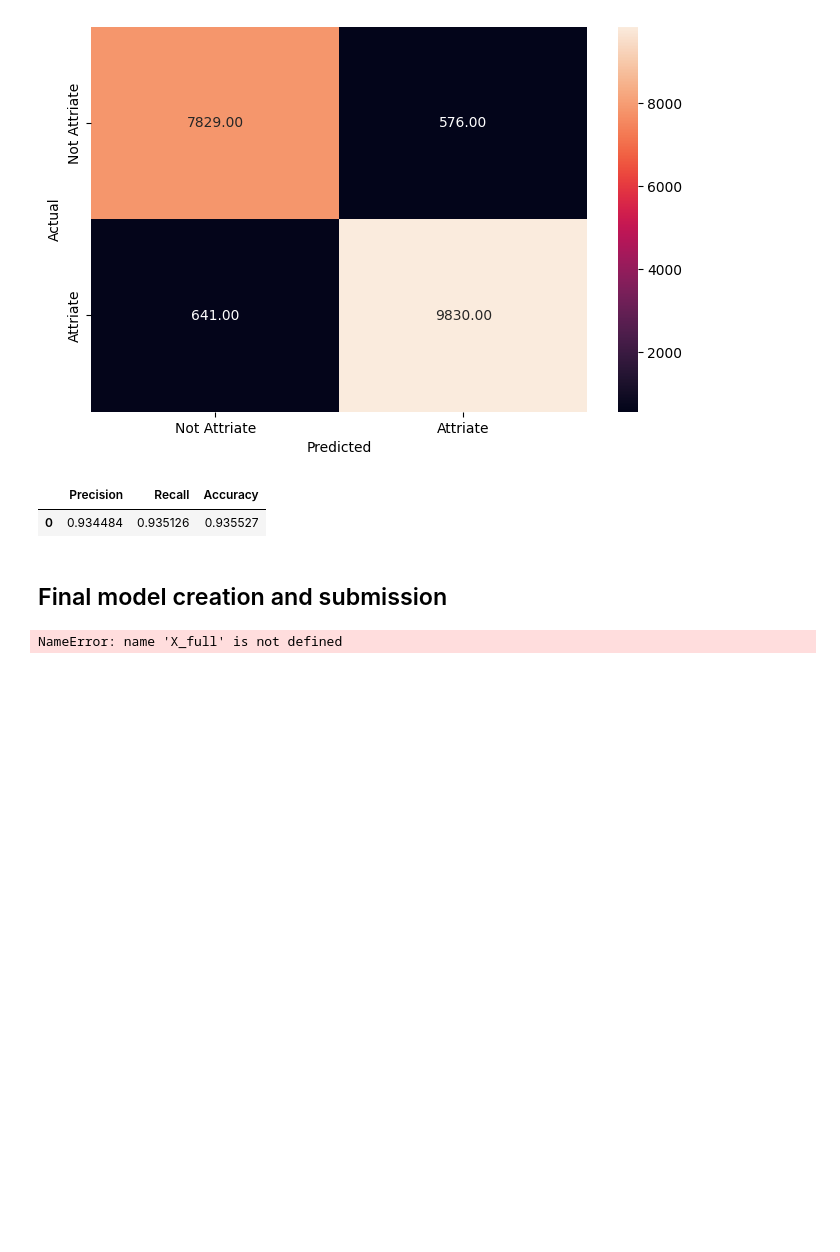
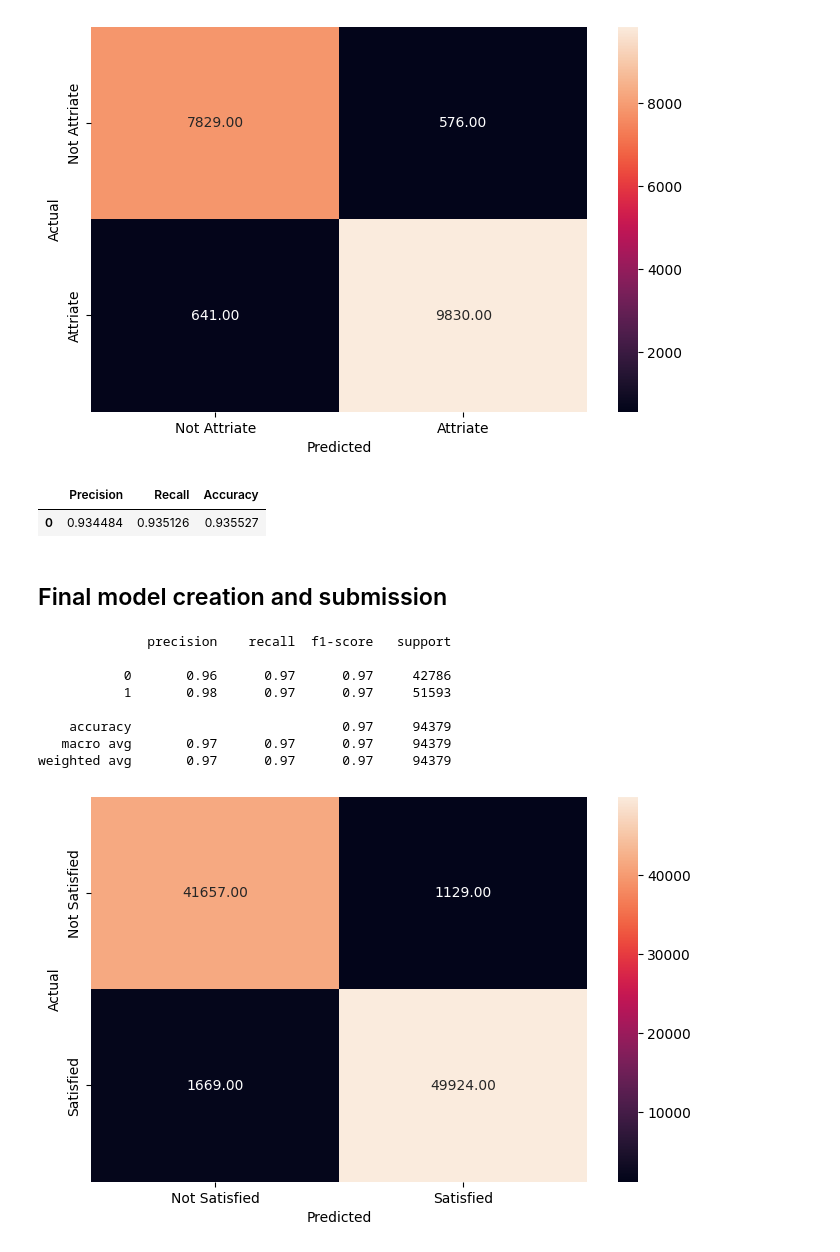
Before and after one commit to wcole3/shinkansen_experience, a Jupyter notebook: shinkansen_experience.ipynb, the cells around one changed output. Saved outputs shown, nothing was run; the diff lists cells and outputs as text; code cells hidden in the pictures; blank space fills up the shorter version.

```diff
--- a/shinkansen_experience.ipynb
+++ b/shinkansen_experience.ipynb
@@ -467,11 +467,19 @@ weighted avg       0.94      0.94      0.94     18876
 # %%
 # use xgboost on full data
 xgb = XGBClassifier(n_estimators=100, random_state=42)
 # fit
-xgb.fit(X_full, y_full)
+xgb.fit(train_df, y)
 # get train metrics
-metrics_score(y_full, xgb.predict(X_full))
+metrics_score(y, xgb.predict(train_df))
 # %% [output]
-NameError: name 'X_full' is not defined
+              precision    recall  f1-score   support
+
+           0       0.96      0.97      0.97     42786
+           1       0.98      0.97      0.97     51593
+
+    accuracy                           0.97     94379
+   macro avg       0.97      0.97      0.97     94379
+weighted avg       0.97      0.97      0.97     94379
+[figure, added]
 # %%
 # plot the features by importance; plot 25 most important
```
Also changed, not shown: parts of 2 cells of this notebook.
